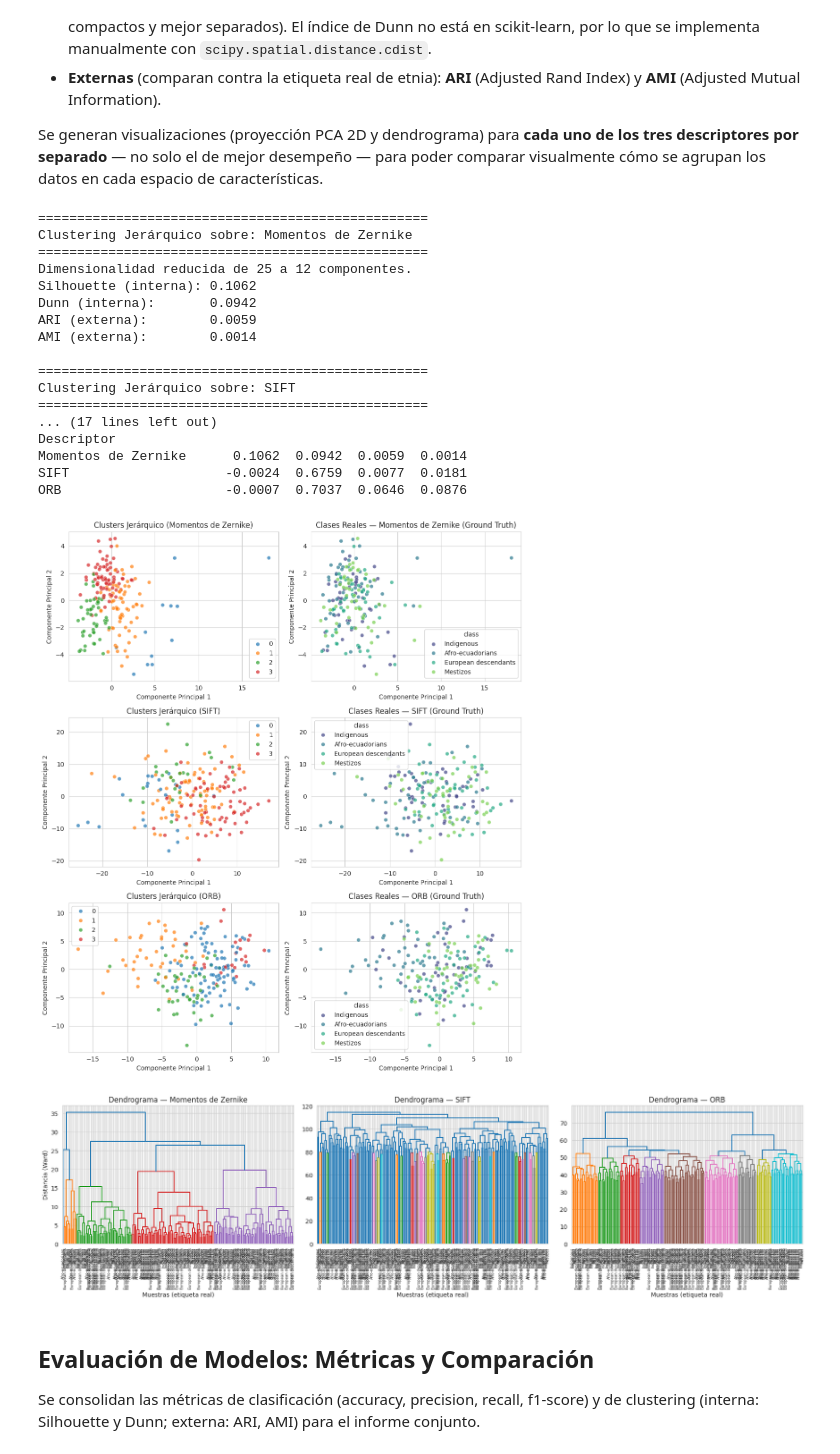
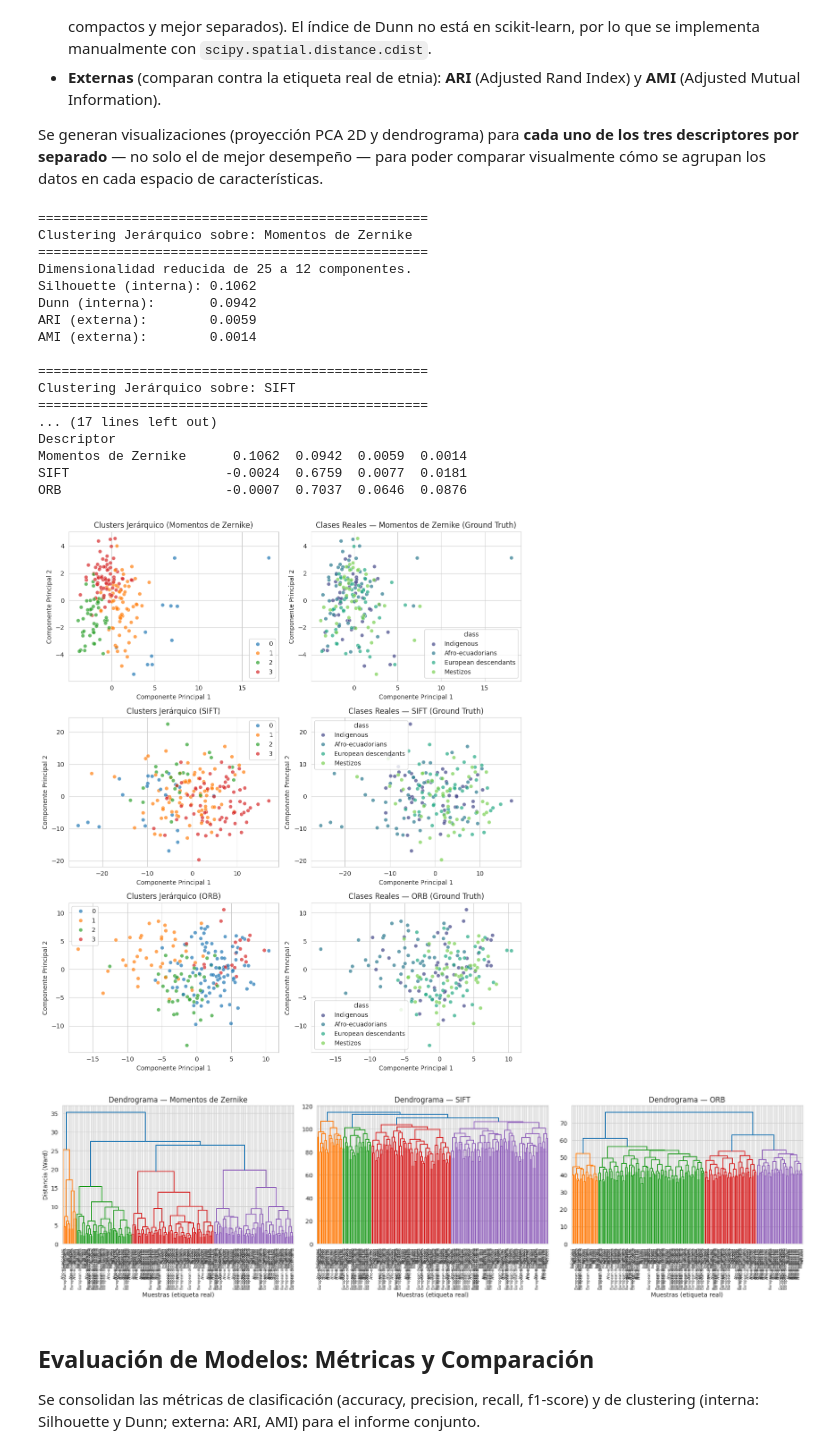
Before and after one commit to Nihilyteo/Integrador-EthnicEcuadorian-Clasificador, a Jupyter notebook: Integrador.ipynb, the cells around one changed output. Saved outputs shown, nothing was run; the diff lists cells and outputs as text; code cells hidden in the pictures.

```diff
--- a/Integrador.ipynb
+++ b/Integrador.ipynb
@@ -1141,35 +1143,44 @@ for col, nombre_desc in enumerate(nombres_descriptores):
     info = pca_por_descriptor[nombre_desc]
     Z = linkage(info['X_pca'], method='ward')
     plt.sca(axes[col])
-    dendrogram(Z, labels=info['y_real'].values, leaf_rotation=90, leaf_font_size=6)
+
+    # Extraer la distancia exacta para forzar 4 clusters en los colores
+    umbral_corte = Z[-3, 2]
+
+    dendrogram(Z,
+               labels=info['y_real'].values,
+               leaf_rotation=90,
+               leaf_font_size=6,
+               color_threshold=umbral_corte)
+
     axes[col].set_title(f'Dendrograma — {nombre_desc}')
     axes[col].set_xlabel('Muestras (etiqueta real)')
     if col == 0:
         axes[col].set_ylabel('Distancia (Ward)')
 
 plt.tight_layout()
 plt.savefig(os.path.join(OUTPUT_PATH, 'dendrograma_clustering.png'), dpi=130)
 plt.show()
 # %% [output]
 ==================================================
 Clustering Jerárquico sobre: Momentos de Zernike
 ==================================================
 Dimensionalidad reducida de 25 a 12 componentes.
 Silhouette (interna): 0.1062
 Dunn (interna):       0.0942
 ARI (externa):        0.0059
 AMI (externa):        0.0014
 
 ==================================================
 Clustering Jerárquico sobre: SIFT
 ==================================================
 ... (17 lines left out)
 Descriptor
 Momentos de Zernike      0.1062  0.0942  0.0059  0.0014
 SIFT                    -0.0024  0.6759  0.0077  0.0181
 ORB                     -0.0007  0.7037  0.0646  0.0876
 [figure]
-[figure, old version]
+[figure, new version]
 # %% [markdown]
 ## Evaluación de Modelos: Métricas y Comparación
 
```
Also changed, not shown: parts of 12 cells of this notebook.
